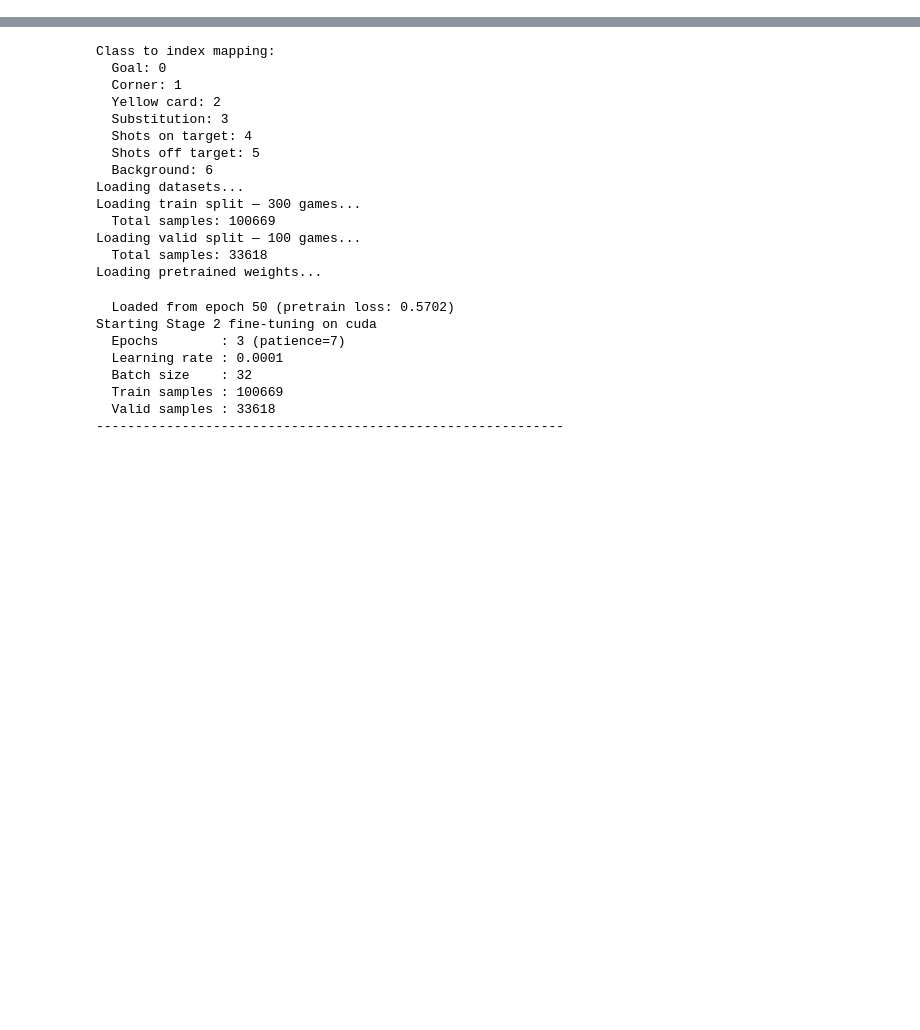
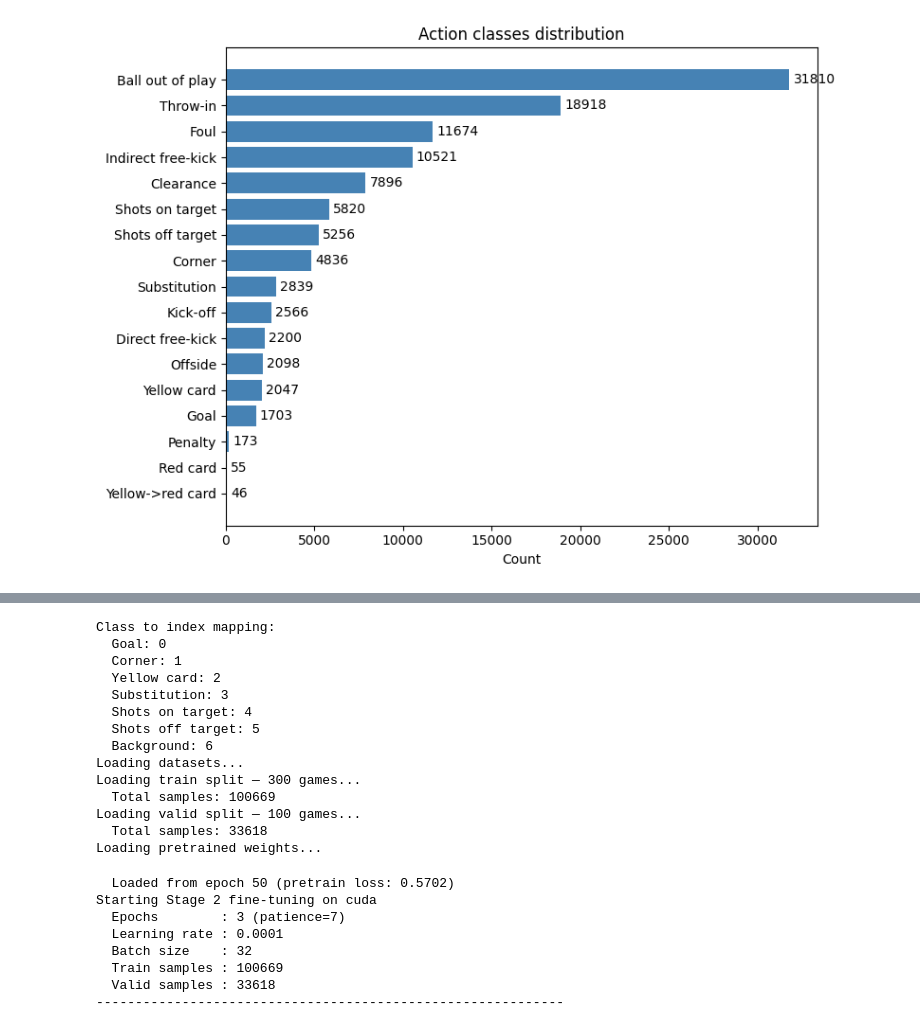
Before and after one commit to Mihai-Avr/soccernet-action-spotting, a Jupyter notebook: notebooks/exploration.ipynb, the cells around one changed output, grey strips where cells are left out. Cells and saved outputs as stored; diff of their text form; code cells hidden in the pictures; blank space fills up the shorter version.

```diff
--- a/notebooks/exploration.ipynb
+++ b/notebooks/exploration.ipynb
@@ -57,30 +94,24 @@ for action, count in sorted(action_counts.items(), key=lambda x: x[1], reverse=T
 # %%
-fig, (ax1, ax2) = plt.subplots(1, 2, figsize=(16, 6))
+fig, ax = plt.subplots(figsize=(8, 6))
 
 actions = list(action_counts.keys())
 counts = list(action_counts.values())
 sorted_pairs = sorted(zip(counts, actions), reverse=True)
 counts_sorted, actions_sorted = zip(*sorted_pairs)
 
-ax1.barh(actions_sorted, counts_sorted, color="steelblue")
-ax1.set_xlabel("Count")
-ax1.set_title("All action classes — full distribution")
-ax1.invert_yaxis()
+bars = ax.barh(actions_sorted, counts_sorted, color="steelblue")
 
-selected_classes = ["Goal", "Corner", "Yellow card", "Substitution",
-                    "Shots on target", "Shots off target"]
-selected_counts = [action_counts[c] for c in selected_classes]
+ax.set_xlabel("Count")
+ax.set_title("Action classes distribution")
+ax.invert_yaxis()
 
-ax2.barh(selected_classes, selected_counts, color="darkorange")
-ax2.set_xlabel("Count")
-ax2.set_title("Selected 6 classes for the project")
-ax2.invert_yaxis()
+ax.bar_label(bars, padding=3)
 
 plt.tight_layout()
 plt.savefig("../results/figures/class_distribution.png", dpi=150, bbox_inches="tight")
 plt.show()
-
-print("Figure saved to results/figures/")
+# %% [output]
+[figure, added]
 # %%
 sample_game = all_games[0]
 half1_path = os.path.join(sample_game, "1_ResNET_TF2_PCA512.npy")
```
Also changed, not shown: parts of 7 cells of this notebook, 5 other files.
